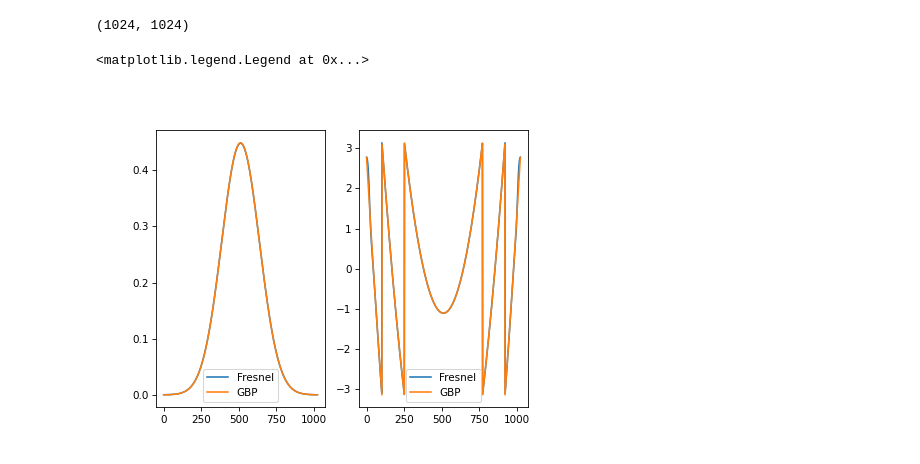
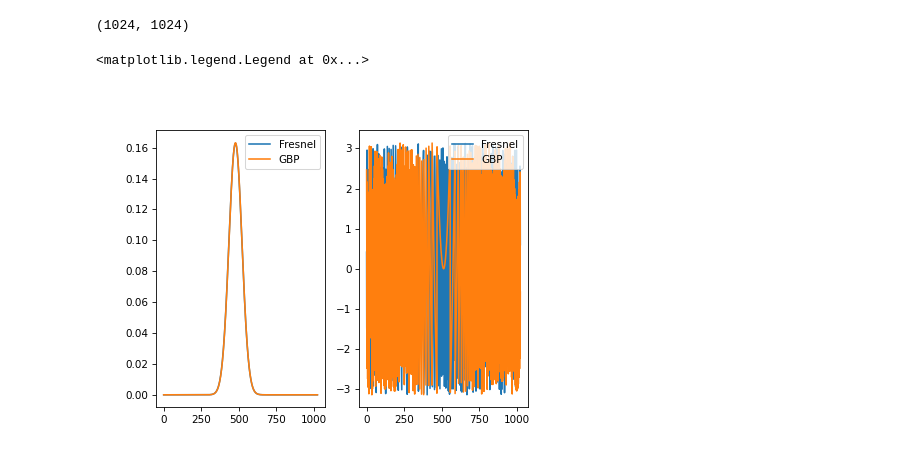
Before and after one commit to TemGym/TemGym, a Jupyter notebook: examples/gaussian_beam_examples/gaussian_beam_free_space.ipynb, the cells around one changed output. Saved outputs shown, nothing was run; the diff lists cells and outputs as text; code cells hidden in the pictures.

```diff
--- a/examples/gaussian_beam_examples/gaussian_beam_free_space.ipynb
+++ b/examples/gaussian_beam_examples/gaussian_beam_free_space.ipynb
@@ -110,24 +120,24 @@ def make_detector_for_gauss_rays(x_det, y_det, n_rays):
     return r
 # %%
 n_rays = 1
-wavelength = 0.1
+wavelength = 0.01
 k = 2 * np.pi / wavelength
 
 wavelengths = np.full(n_rays, wavelength)
 deflection = -0.2
-a = 5
-b = 5
+a = 7
+b = 12
 d = 2*a*deflection
 spacing = ((a+b)/abs(d))*wavelength
 
 size = 1024
 det_shape = (size, size)
-pixel_size = 0.005
+pixel_size = 0.01
 dsize = det_shape[0] * pixel_size
 
 x_det = np.linspace(-dsize / 2, dsize / 2, size)
 
-wo = 0.4
+wo = 0.1
 wos = np.full(n_rays, wo)
 
 div = wavelength / (np.pi * wo)
@@ -139,31 +149,24 @@ dHy = div
 
 z_r = (np.pi * wo ** 2) / wavelengths
 
-theta_x = 0
+theta_x = 5
 theta_y = 0
 
 deg_yx = np.deg2rad((theta_y, theta_x ))
 tilt_yx = np.tan(deg_yx)
+
+x0 = -2
+y0 = 0
 # %%
 
 components = (
     comp.GaussBeam(
         z=0.0,
         voltage=calculate_phi_0(wavelength),
-        radius=0,
+        radius=x0,
         wo=wo,
         tilt_yx=tilt_yx
     ),
-    # comp.Biprism(
-    #     z=a,
-    #     offset=0.0,
-    #     rotation=0.0,
-    #     deflection=deflection,
-    # ),
-    # comp.Lens(
-    #     z=a,
-    #     f = 2.0,
-    # ),
     comp.AccumulatingDetector(
         z=a+b,
         pixel_size=pixel_size,
@@ -199,8 +206,7 @@ phi_x2m = rays[-2].data[1, 0::5]
 y2m = rays[-2].data[2, 0::5]
 phi_y2m = rays[-2].data[3, 0::5]
 
-
-r1m = np.array([x1m, y1m])
-p1m = np.array([phi_x1m, phi_y1m,])
-r2m = np.array([x2m, y2m])
-p2m = np.array([phi_x2m, phi_y2m,])
+r1m = np.array([x1m - x0, y1m - y0]).T
+p1m = np.array([phi_x1m, phi_y1m]).T
+r2m = np.array([x2m - xEnd, y2m - yEnd]).T
+p2m = np.array([phi_x2m, phi_y2m]).T
@@ -217,6 +225,8 @@ Qinv = gbd.calculate_Qinv(z_r)
 Qpinv = gbd.calculate_Qpinv(A, B, C, D, Qinv)
 
 field = gbd.propagate_misaligned_gaussian(Qinv, Qpinv, r, r1m, p1m, r2m, p2m, r2, k, A, B, path_length).reshape(det_shape)
+
+field = zero_phase(field, size//2, size//2)
 # %%
 fig, (ax1, ax2) = plt.subplots(1, 2)
 ax1.imshow(np.abs(field),cmap='gray')
@@ -284,18 +295,18 @@ ax2.legend()
 # %%
 
 u1 = Scalar_source_XY(x=x_det, y=x_det, wavelength=wavelength)
-u1.gauss_beam(A=1, r0=(0, 0), z0=0, w0=(wo, wo), theta=theta, phi=phi)
+u1.gauss_beam(A=1, r0=(x0, 0), z0=0, w0=(wo, wo), theta=theta, phi=phi)
 u_out = FresnelPropagator(u1.u, pixel_size, wavelength, a+b)
 print(u1.u.shape)
 fig, (ax1, ax2) = plt.subplots(1, 2)
 s = np.s_[size // 2, :]
 ax1.plot(np.abs(u_out[s]), label="Fresnel")
 ax1.plot(np.abs(field[s]), label="GBP")
 ax1.legend()
 ax2.plot(np.angle(u_out [s]), label="Fresnel")
 ax2.plot(np.angle(field[s]), label="GBP")
 ax2.legend()
 # %% [output]
 (1024, 1024)
 <matplotlib.legend.Legend at 0x...>
-[figure, old version]
+[figure, new version]
```
Also changed, not shown: parts of 9 cells of this notebook, 4 other files.
